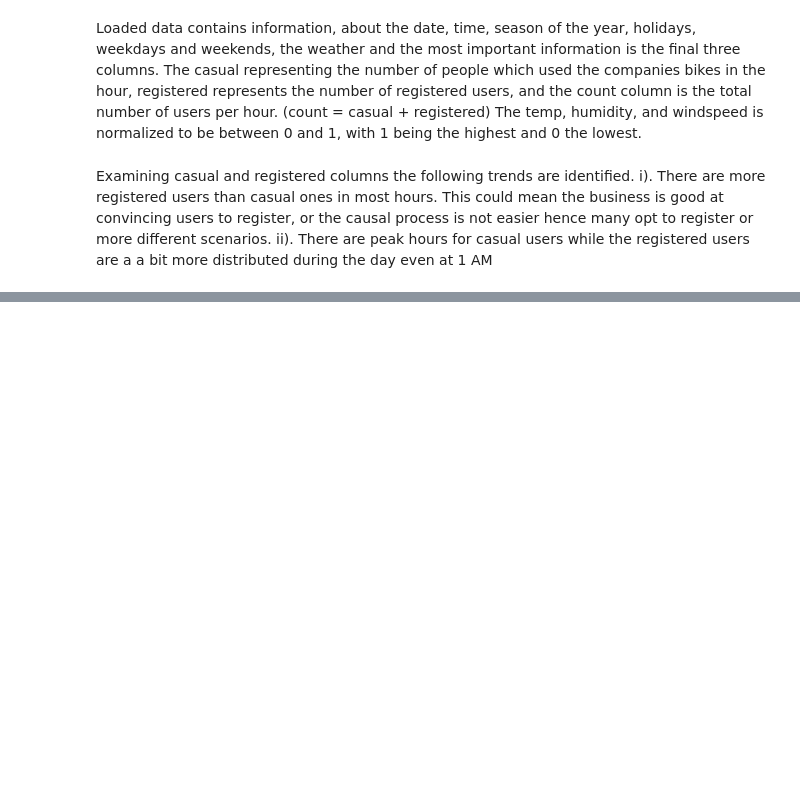
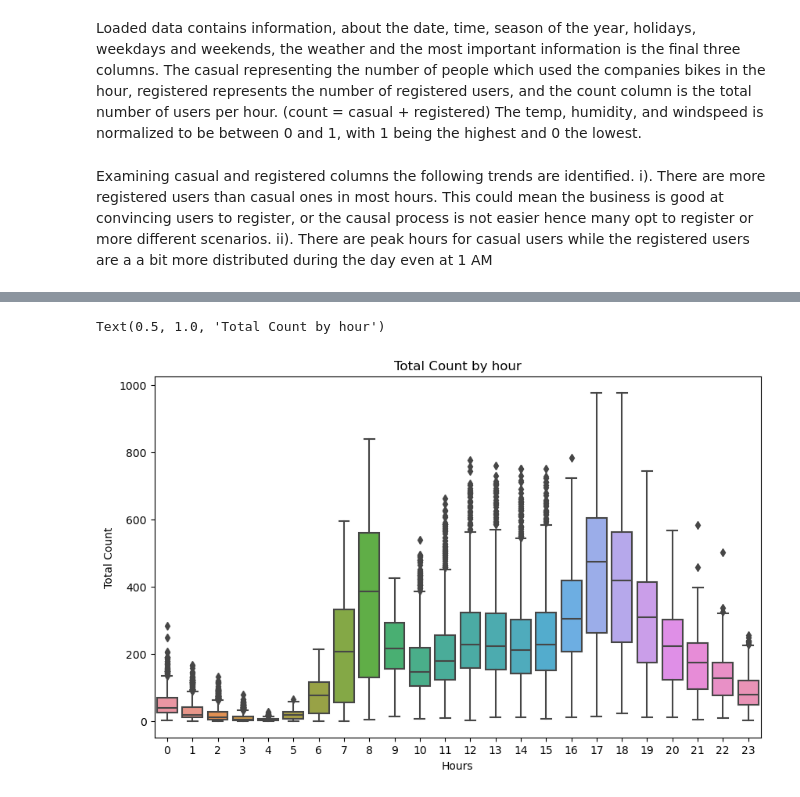
Before and after one commit to gikurujulius/Exploratory-Data-Analysis, a Jupyter notebook: Exploratory_DataAnalysis.ipynb, the cells around one changed output, grey strips where cells are left out. Saved outputs shown, nothing was run; the diff lists cells and outputs as text; code cells hidden in the pictures; blank space fills up the shorter version.

```diff
--- a/Exploratory_DataAnalysis.ipynb
+++ b/Exploratory_DataAnalysis.ipynb
@@ -31,0 +142,10 @@ Examining casual and registered columns the following trends are identified.
+# %%
+import seaborn as sns
+fig, ax = plt.subplots(figsize = (10, 6))
+sns.boxplot(x  = 'hr', y = 'count', data = bike_data)
+plt.ylabel("Total Count")
+plt.xlabel("Hours")
+plt.title("Total Count by hour")
+# %% [output]
+Text(0.5, 1.0, 'Total Count by hour')
+[figure, added]
```
Also changed, not shown: parts of 17 cells of this notebook.
